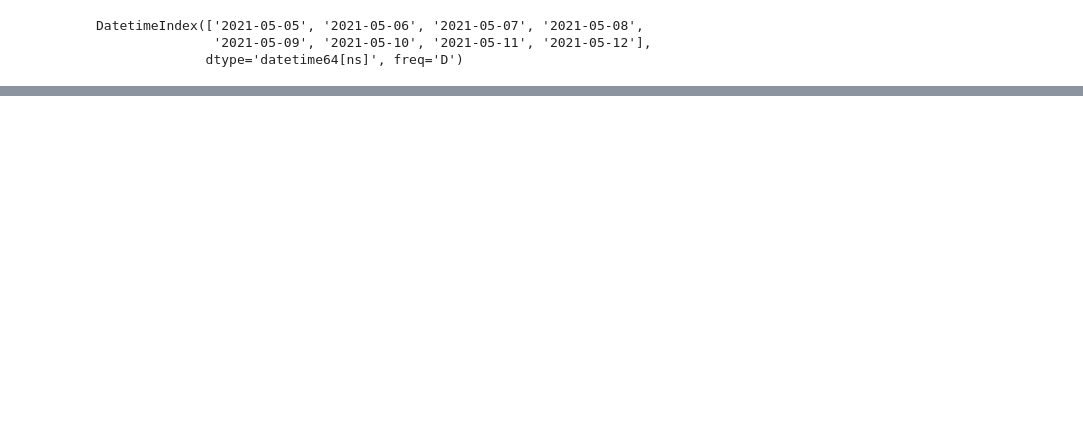
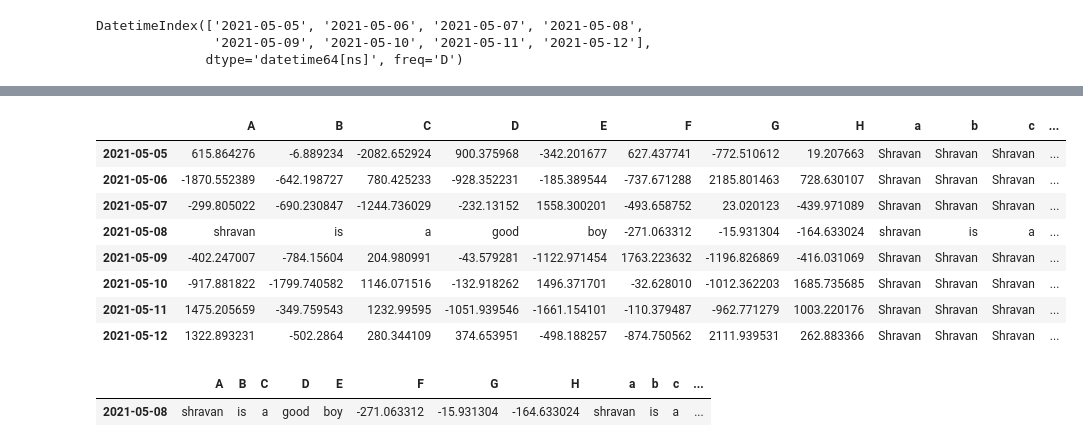
Before and after one commit to ShravanKumar-404/Simplilearn_practice, a Jupyter notebook: python_beginners/pandas/test.ipynb, the cells around one changed output, grey strips where cells are left out. Saved outputs shown, nothing was run; the diff lists cells and outputs as text; code cells hidden in the pictures; blank space fills up the shorter version.

```diff
--- a/python_beginners/pandas/test.ipynb
+++ b/python_beginners/pandas/test.ipynb
@@ -193,0 +253,17 @@ array([[ -620.95425351,  -689.08874454,   -94.36698281,   657.44938037,
+# %%
+df2.fillna("Shravan")
+# %% [output]
+|  | A | B | C | D | E | F | G | H | a | b | c | ... |
+| 2021-05-05 | 615.864276 | -6.889234 | -2082.652924 | 900.375968 | -342.201677 | 627.437741 | -772.510612 | 19.207663 | Shravan | Shravan | Shravan | ... |
+| 2021-05-06 | -1870.552389 | -642.198727 | 780.425233 | -928.352231 | -185.389544 | -737.671288 | 2185.801463 | 728.630107 | Shravan | Shravan | Shravan | ... |
+| 2021-05-07 | -299.805022 | -690.230847 | -1244.736029 | -232.13152 | 1558.300201 | -493.658752 | 23.020123 | -439.971089 | Shravan | Shravan | Shravan | ... |
+| 2021-05-08 | shravan | is | a | good | boy | -271.063312 | -15.931304 | -164.633024 | shravan | is | a | ... |
+| 2021-05-09 | -402.247007 | -784.15604 | 204.980991 | -43.579281 | -1122.971454 | 1763.223632 | -1196.826869 | -416.031069 | Shravan | Shravan | Shravan | ... |
+| 2021-05-10 | -917.881822 | -1799.740582 | 1146.071516 | -132.918262 | 1496.371701 | -32.628010 | -1012.362203 | 1685.735685 | Shravan | Shravan | Shravan | ... |
+| 2021-05-11 | 1475.205659 | -349.759543 | 1232.99595 | -1051.939546 | -1661.154101 | -110.379487 | -962.771279 | 1003.220176 | Shravan | Shravan | Shravan | ... |
+| 2021-05-12 | 1322.893231 | -502.2864 | 280.344109 | 374.653951 | -498.188257 | -874.750562 | 2111.939531 | 262.883366 | Shravan | Shravan | Shravan | ... |
+# %%
+df2.dropna(how="any")
+# %% [output]
+|  | A | B | C | D | E | F | G | H | a | b | c | ... |
+| 2021-05-08 | shravan | is | a | good | boy | -271.063312 | -15.931304 | -164.633024 | shravan | is | a | ... |
```
Also changed, not shown: parts of 29 cells of this notebook, 4 other files.
